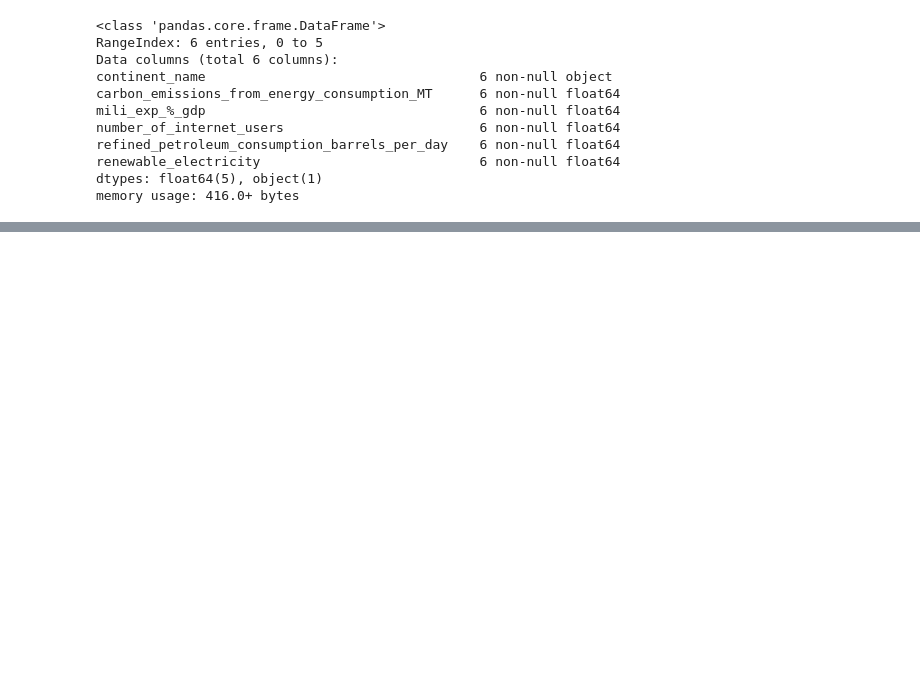
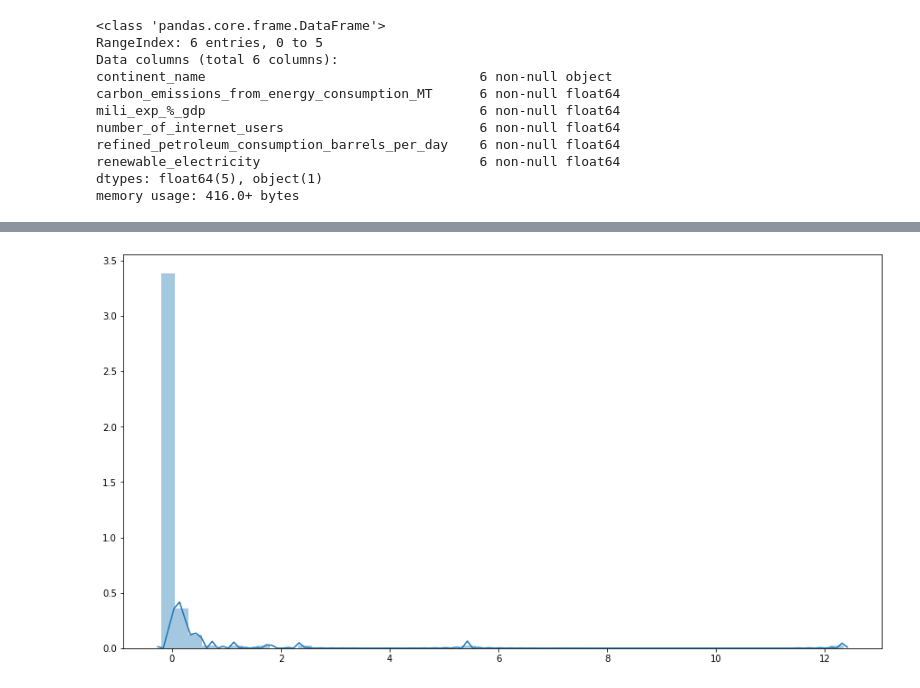
Before and after one commit to Silkways/CIA-Project, a Jupyter notebook: Laura's notebook.ipynb, the cells around one changed output, grey strips where cells are left out. Saved outputs shown, nothing was run; the diff lists cells and outputs as text; code cells hidden in the pictures; blank space fills up the shorter version.

```diff
--- a/Laura's notebook.ipynb
+++ b/Laura's notebook.ipynb
@@ -784,0 +400,13 @@ Residual     nan
+# %%
+carbon_z_score = []
+carbon_mean = final_df['carbon_emissions_from_energy_consumption_MT'].mean()
+carbon_std = final_df['carbon_emissions_from_energy_consumption_MT'].std()
+
+for i, row in final_df.iterrows():
+    carbon_z_score.append((row['carbon_emissions_from_energy_consumption_MT']-carbon_mean)/carbon_std)
+
+plt.figure(figsize=(15,8))
+sns.distplot(carbon_z_score)
+plt.show()
+# %% [output]
+[figure, added]
```
Also changed, not shown: parts of 77 cells of this notebook.
